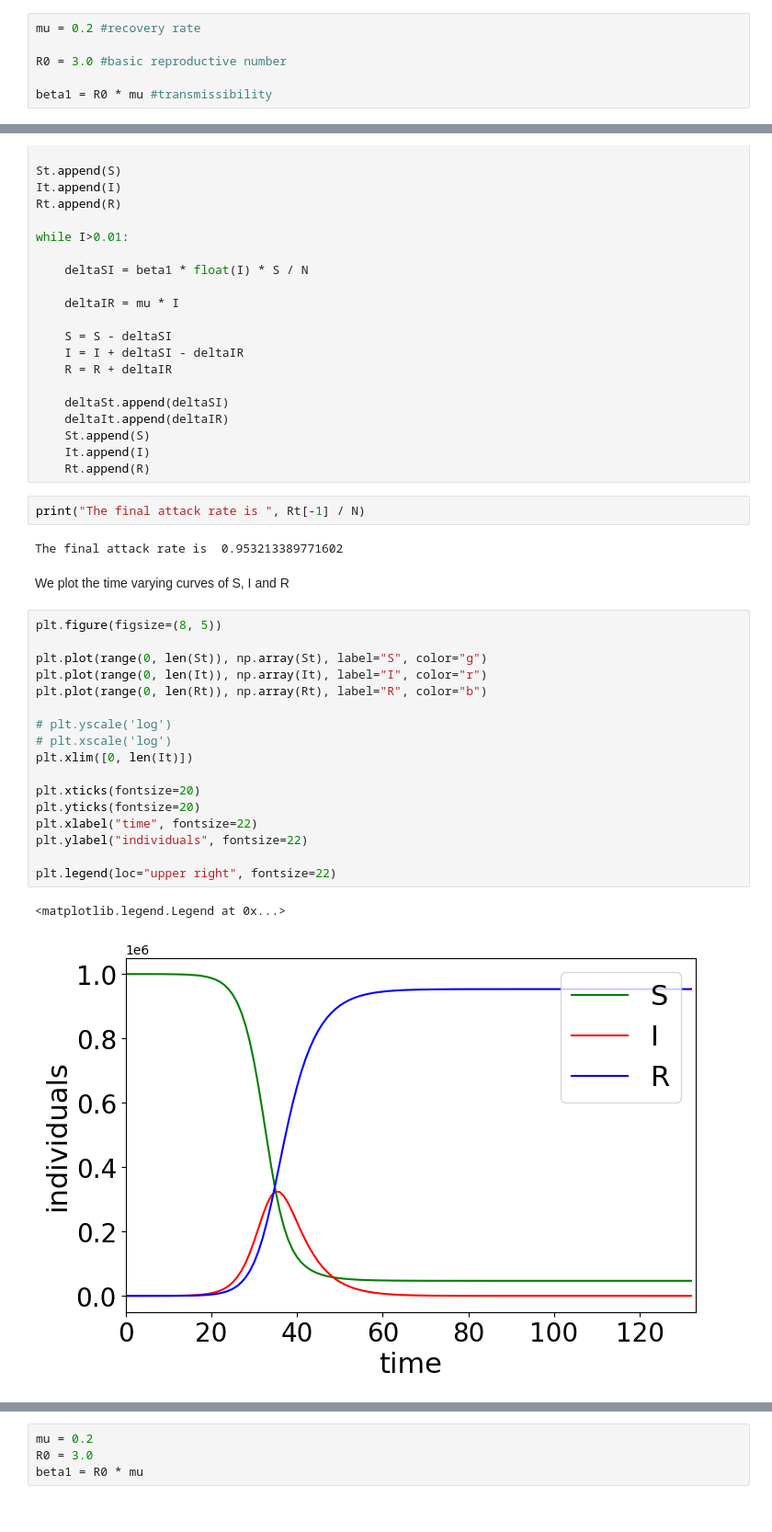
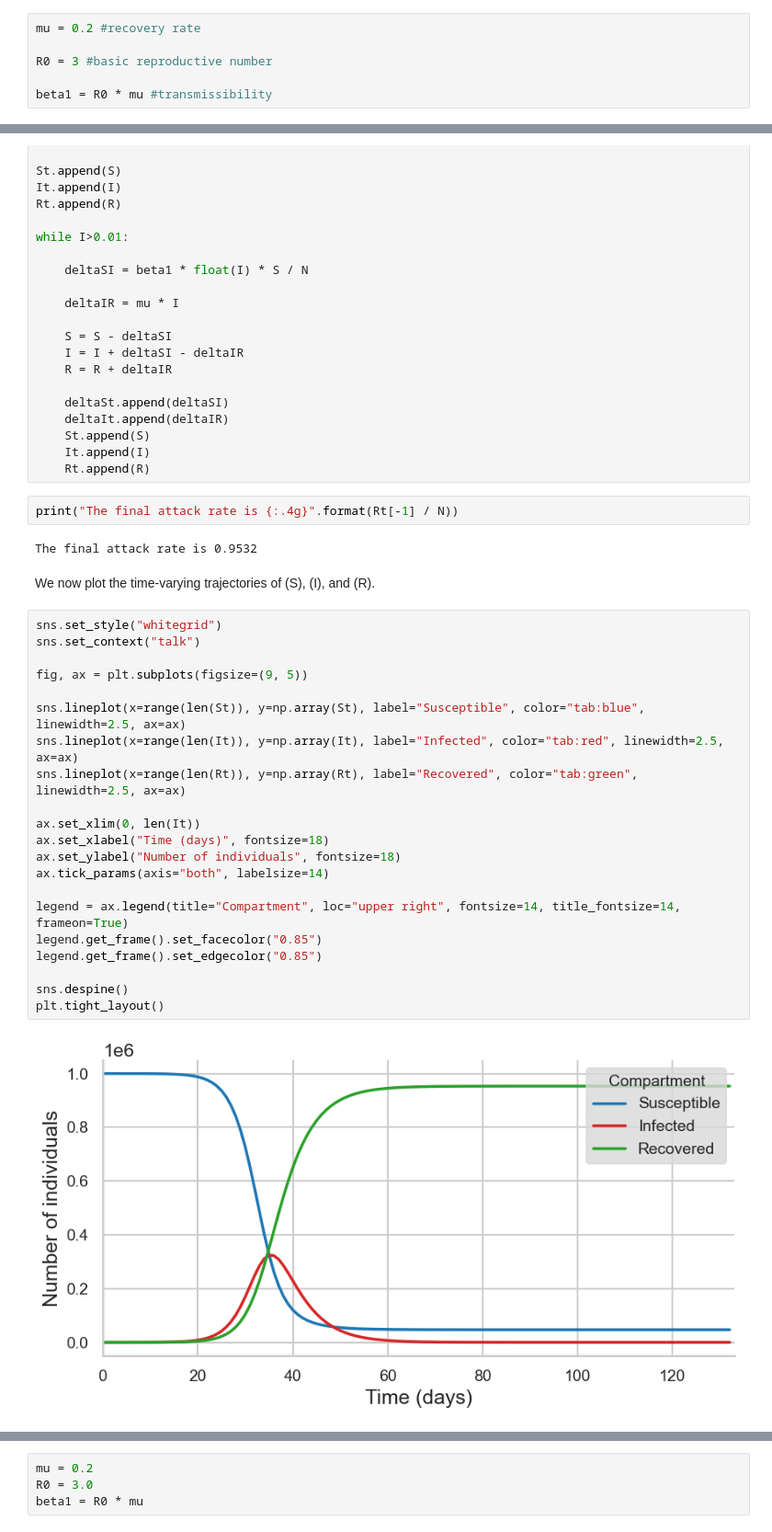
Before and after one commit to micheletizzoni/Digital_epidemiology, a Jupyter notebook: notebooks/nb01_epidemic_processes.ipynb, the cells around one changed output, grey strips where cells are left out. Shown at 92% size. Cells and saved outputs as stored; diff of their text form.

```diff
--- a/notebooks/nb01_epidemic_processes.ipynb
+++ b/notebooks/nb01_epidemic_processes.ipynb
@@ -30,7 +32,7 @@ We set the parameters of the model
 # %%
 mu = 0.2 #recovery rate
 
-R0 = 3.0 #basic reproductive number
+R0 = 3 #basic reproductive number
 
 beta1 = R0 * mu #transmissibility
 # %%
@@ -76,29 +78,32 @@ while I>0.01:
     It.append(I)
     Rt.append(R)
 # %%
-print("The final attack rate is ", Rt[-1] / N)
+print("The final attack rate is {:.4g}".format(Rt[-1] / N))
 # %% [output]
-The final attack rate is  0.953213389771602
+The final attack rate is 0.9532
 # %% [markdown]
-We plot the time varying curves of S, I and R
+We now plot the time-varying trajectories of \(S\), \(I\), and \(R\).
-# %%
-plt.figure(figsize=(8, 5))
-
-plt.plot(range(0, len(St)), np.array(St), label="S", color="g")
-plt.plot(range(0, len(It)), np.array(It), label="I", color="r")
-plt.plot(range(0, len(Rt)), np.array(Rt), label="R", color="b")
-
-# plt.yscale('log')
-# plt.xscale('log')
-plt.xlim([0, len(It)])
-
-plt.xticks(fontsize=20)
-plt.yticks(fontsize=20)
-plt.xlabel("time", fontsize=22)
-plt.ylabel("individuals", fontsize=22)
-
-plt.legend(loc="upper right", fontsize=22)
-# %% [output]
-<matplotlib.legend.Legend at 0x...>
-[figure, removed]
+# %%
+sns.set_style("whitegrid")
+sns.set_context("talk")
+
+fig, ax = plt.subplots(figsize=(9, 5))
+
+sns.lineplot(x=range(len(St)), y=np.array(St), label="Susceptible", color="tab:blue", linewidth=2.5, ax=ax)
+sns.lineplot(x=range(len(It)), y=np.array(It), label="Infected", color="tab:red", linewidth=2.5, ax=ax)
+sns.lineplot(x=range(len(Rt)), y=np.array(Rt), label="Recovered", color="tab:green", linewidth=2.5, ax=ax)
+
+ax.set_xlim(0, len(It))
+ax.set_xlabel("Time (days)", fontsize=18)
+ax.set_ylabel("Number of individuals", fontsize=18)
+ax.tick_params(axis="both", labelsize=14)
+
+legend = ax.legend(title="Compartment", loc="upper right", fontsize=14, title_fontsize=14, frameon=True)
+legend.get_frame().set_facecolor("0.85")
+legend.get_frame().set_edgecolor("0.85")
+
+sns.despine()
+plt.tight_layout()
+# %% [output]
+[figure, added]
 # %% [markdown]
```
Also changed, not shown: parts of 51 cells of this notebook.
